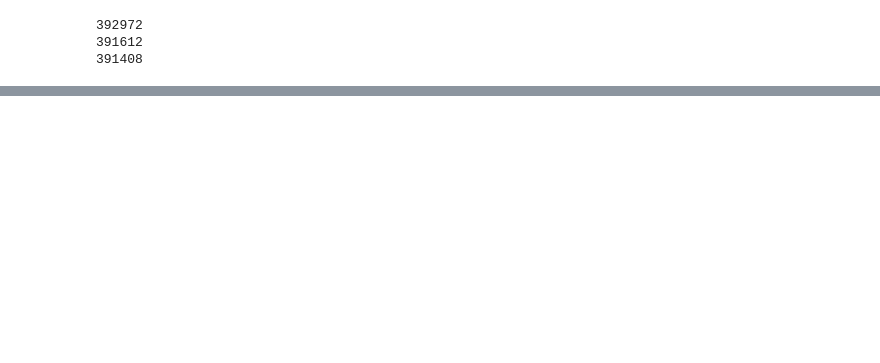
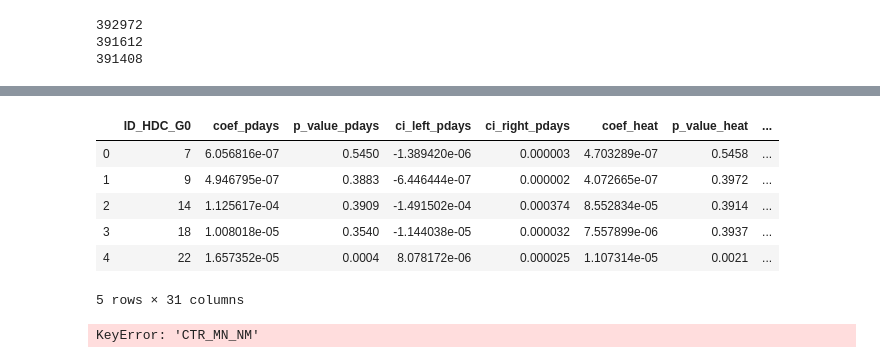
Before and after one commit to ecohydro/GlobalUrbanHeat, a Jupyter notebook: Notebooks/cpt_Fig2_Final.ipynb, the cells around one changed output, grey strips where cells are left out. Cells and saved outputs as stored; diff of their text form; code cells hidden in the pictures; blank space fills up the shorter version.

```diff
--- a/Notebooks/cpt_Fig2_Final.ipynb
+++ b/Notebooks/cpt_Fig2_Final.ipynb
@@ -112,12 +106,11 @@ def run_OLS(stats, geog, alpha):
     total_days is zero for all years for a given city. This is still OK for our analysis. What is happening is
     that for some cities, the people-days due to heat is zero, meaning pday increases in only due to population.
 
-
     This is because with the GHS-UCDB some city's population in 1983 is zero, which forces the pdays due to heat
     to be zero.
 
     NOTE 2020.03.01 - Later in the day this issue is resolved by removing the offending cities. See comments
-    in code
+    in code.
 
     -- CPT
 
@@ -187,22 +180,7 @@ FIG_OUT = "/home/cascade/projects/UrbanHeat/figures/"
 # Raw Heat
 FN_IN = 'processed/All_data_HI406_figdata.csv'
 HI_STATS = pd.read_csv(DATA_IN+FN_IN)
+FN_OUT = 'processed/All_data_HI406_figdata_map.csv'
 
 # scale the date in the plot
 scale = 10**9
-
-print(HI_STATS.head(2))
-
-# cols we want to add to HI_STATS
-cols = ['region', 'intermediate-region', 'sub-region','CTR_MN_NM', 'ID_HDC_G0']
-
-# open all the data
-meta_fn = 'processed/All_data_HI406_meta.csv' # open all the data
-all_data = pd.read_csv(DATA_IN+meta_fn)
-
-# drop ID duplicates
-meta = all_data.drop_duplicates('ID_HDC_G0')
-meta = meta[cols]
-
-HI_STATS = HI_STATS.merge(meta, on = 'ID_HDC_G0', how = 'inner')
-print(HI_STATS.head(2))
@@ -457,0 +201,34 @@ trend
+# %%
+#### Run Reg
+stats_out = run_OLS(HI_STATS, 'ID_HDC_G0', alpha = 0.05)
+# %%
+## Add In Meta Data
+geog = ['region', 'intermediate-region', 'sub-region','CTR_MN_NM', 'ID_HDC_G0', 'GCPNT_LAT', 'GCPNT_LON']
+meta_fn = 'processed/All_data_HI406_meta.csv'
+all_data = pd.read_csv(DATA_IN+meta_fn)
+meta = all_data[geog]
+meta = meta.drop_duplicates('ID_HDC_G0')
+
+## Merge in meta
+stats_out_final = stats_out.merge(meta, on = 'ID_HDC_G0', how = 'left')
+
+## Add In Population
+pop = HI_STATS[['P1983', 'P2016', 'ID_HDC_G0']]
+pop = pop.drop_duplicates('ID_HDC_G0')
+stats_out_final = stats_out_final.merge(pop, on = 'ID_HDC_G0', how = 'inner')
+# %%
+stats_out_final.head()
+# %% [output]
+|  | ID_HDC_G0 | coef_pdays | p_value_pdays | ci_left_pdays | ci_right_pdays | coef_heat | p_value_heat | ... |
+| 0 | 7 | 6.056816e-07 | 0.5450 | -1.389420e-06 | 0.000003 | 4.703289e-07 | 0.5458 | ... |
+| 1 | 9 | 4.946795e-07 | 0.3883 | -6.446444e-07 | 0.000002 | 4.072665e-07 | 0.3972 | ... |
+| 2 | 14 | 1.125617e-04 | 0.3909 | -1.491502e-04 | 0.000374 | 8.552834e-05 | 0.3914 | ... |
+| 3 | 18 | 1.008018e-05 | 0.3540 | -1.144038e-05 | 0.000032 | 7.557899e-06 | 0.3937 | ... |
+| 4 | 22 | 1.657352e-05 | 0.0004 | 8.078172e-06 | 0.000025 | 1.107314e-05 | 0.0021 | ... |
+5 rows × 31 columns
+# %%
+country = 'India'
+data = HI_STATS[HI_STATS['CTR_MN_NM'] == country]
+years = np.unique()
+# %% [output]
+KeyError: 'CTR_MN_NM'
```
Also changed, not shown: parts of 15 cells of this notebook, 15 other files.
